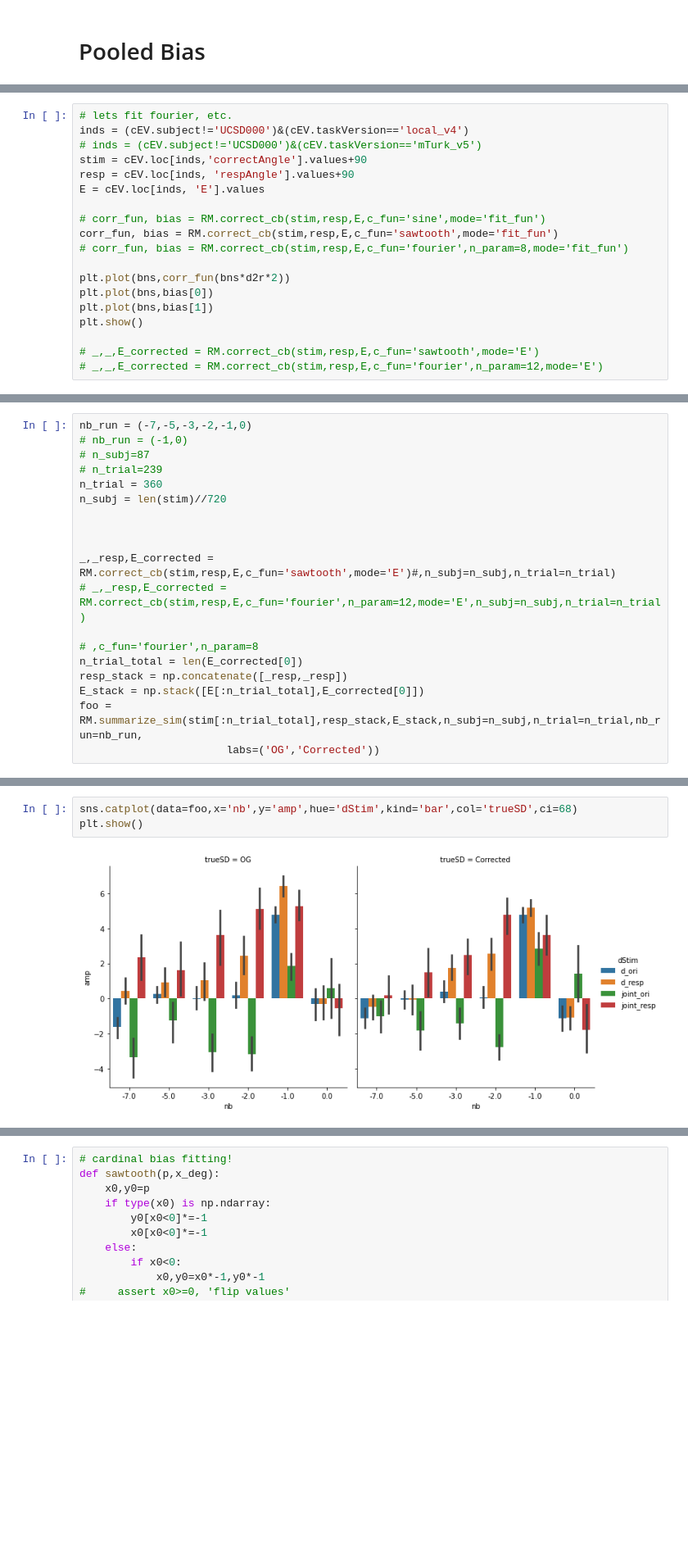
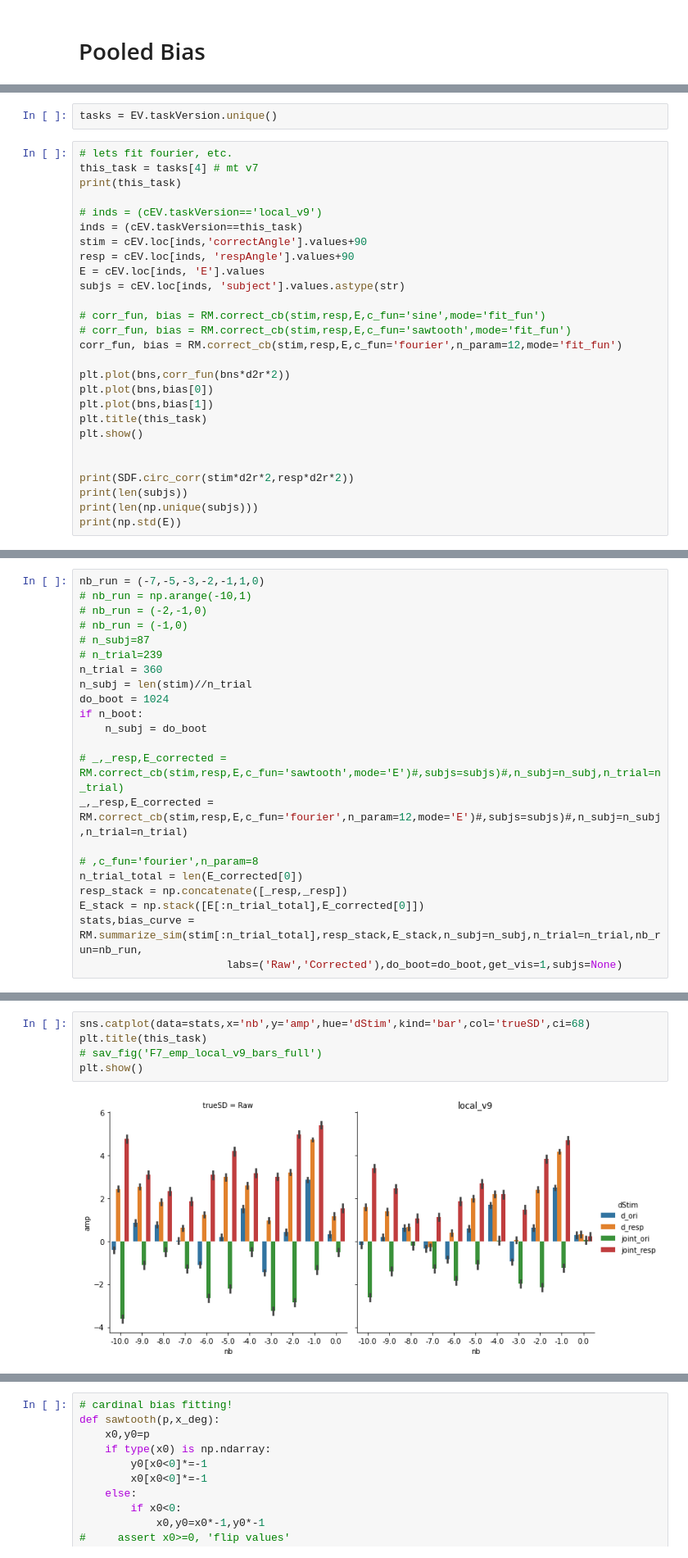
Before and after one commit to TimCSheehan/historyResponseModeling, a Jupyter notebook: UMI_BIAS_Clean.ipynb, the cells around one changed output, grey strips where cells are left out. Shown at 82% size. Saved outputs shown, nothing was run; the diff lists cells and outputs as text; blank space fills up the shorter version.

Commit message:
figures

```diff
--- a/UMI_BIAS_Clean.ipynb
+++ b/UMI_BIAS_Clean.ipynb
@@ -259,20 +140,30 @@ plt.show()
+# %%
+tasks = EV.taskVersion.unique()
 # %%
 # lets fit fourier, etc.
-inds = (cEV.subject!='UCSD000')&(cEV.taskVersion=='local_v4')
-# inds = (cEV.subject!='UCSD000')&(cEV.taskVersion=='mTurk_v5')
+this_task = tasks[4] # mt v7
+print(this_task)
+
+# inds = (cEV.taskVersion=='local_v9')
+inds = (cEV.taskVersion==this_task)
 stim = cEV.loc[inds,'correctAngle'].values+90
 resp = cEV.loc[inds, 'respAngle'].values+90
 E = cEV.loc[inds, 'E'].values
+subjs = cEV.loc[inds, 'subject'].values.astype(str)
 
 # corr_fun, bias = RM.correct_cb(stim,resp,E,c_fun='sine',mode='fit_fun')
-corr_fun, bias = RM.correct_cb(stim,resp,E,c_fun='sawtooth',mode='fit_fun')
-# corr_fun, bias = RM.correct_cb(stim,resp,E,c_fun='fourier',n_param=8,mode='fit_fun')
+# corr_fun, bias = RM.correct_cb(stim,resp,E,c_fun='sawtooth',mode='fit_fun')
+corr_fun, bias = RM.correct_cb(stim,resp,E,c_fun='fourier',n_param=12,mode='fit_fun')
 
 plt.plot(bns,corr_fun(bns*d2r*2))
 plt.plot(bns,bias[0])
 plt.plot(bns,bias[1])
+plt.title(this_task)
 plt.show()
 
-# _,_,E_corrected = RM.correct_cb(stim,resp,E,c_fun='sawtooth',mode='E')
-# _,_,E_corrected = RM.correct_cb(stim,resp,E,c_fun='fourier',n_param=12,mode='E')
+
+print(SDF.circ_corr(stim*d2r*2,resp*d2r*2))
+print(len(subjs))
+print(len(np.unique(subjs)))
+print(np.std(E))
 # %% [output]
@@ -280,19 +176,22 @@ plt.show()
 # %%
-nb_run = (-7,-5,-3,-2,-1,0)
+nb_run = (-7,-5,-3,-2,-1,1,0)
+# nb_run = np.arange(-10,1)
+# nb_run = (-2,-1,0)
 # nb_run = (-1,0)
 # n_subj=87
 # n_trial=239
 n_trial = 360
-n_subj = len(stim)//720
+n_subj = len(stim)//n_trial
+do_boot = 1024
+if n_boot:
+    n_subj = do_boot
 
-
-
-_,_resp,E_corrected = RM.correct_cb(stim,resp,E,c_fun='sawtooth',mode='E')#,n_subj=n_subj,n_trial=n_trial)
-# _,_resp,E_corrected = RM.correct_cb(stim,resp,E,c_fun='fourier',n_param=12,mode='E',n_subj=n_subj,n_trial=n_trial)
+# _,_resp,E_corrected = RM.correct_cb(stim,resp,E,c_fun='sawtooth',mode='E')#,subjs=subjs)#,n_subj=n_subj,n_trial=n_trial)
+_,_resp,E_corrected = RM.correct_cb(stim,resp,E,c_fun='fourier',n_param=12,mode='E')#,subjs=subjs)#,n_subj=n_subj,n_trial=n_trial)
 
 # ,c_fun='fourier',n_param=8
 n_trial_total = len(E_corrected[0])
 resp_stack = np.concatenate([_resp,_resp])
 E_stack = np.stack([E[:n_trial_total],E_corrected[0]])
-foo = RM.summarize_sim(stim[:n_trial_total],resp_stack,E_stack,n_subj=n_subj,n_trial=n_trial,nb_run=nb_run,
-                       labs=('OG','Corrected'))
+stats,bias_curve = RM.summarize_sim(stim[:n_trial_total],resp_stack,E_stack,n_subj=n_subj,n_trial=n_trial,nb_run=nb_run,
+                       labs=('Raw','Corrected'),do_boot=do_boot,get_vis=1,subjs=None)
@@ -299,5 +209,7 @@ foo = RM.summarize_sim(stim[:n_trial_total],resp_stack,E_stack,n_subj=n_subj,n_t
 # %%
-sns.catplot(data=foo,x='nb',y='amp',hue='dStim',kind='bar',col='trueSD',ci=68)
+sns.catplot(data=stats,x='nb',y='amp',hue='dStim',kind='bar',col='trueSD',ci=68)
+plt.title(this_task)
+# sav_fig('F7_emp_local_v9_bars_full')
 plt.show()
 # %% [output]
-[figure, old version]
+[figure, new version]
```
Also changed, not shown: parts of 17 cells of this notebook, 38 other files.
